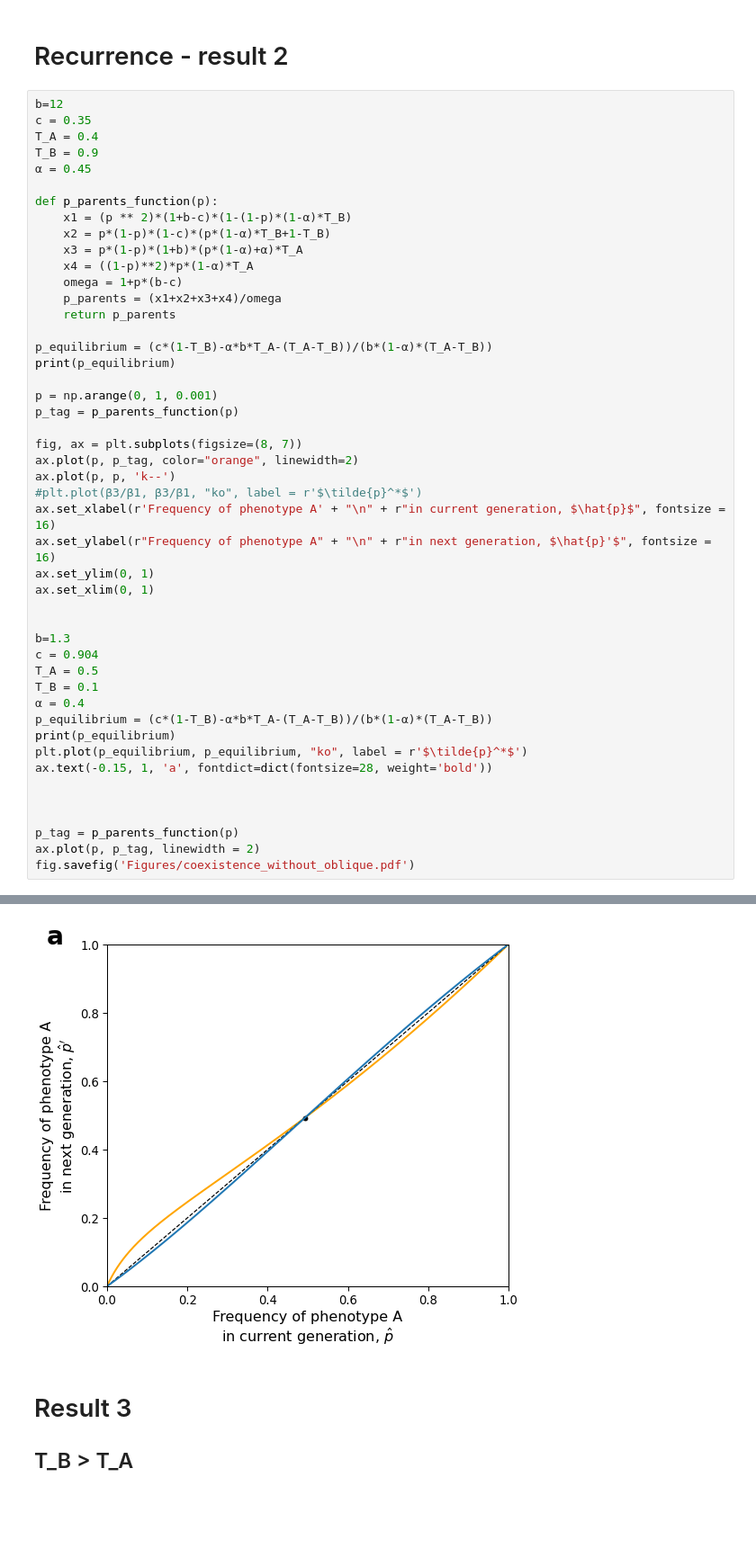
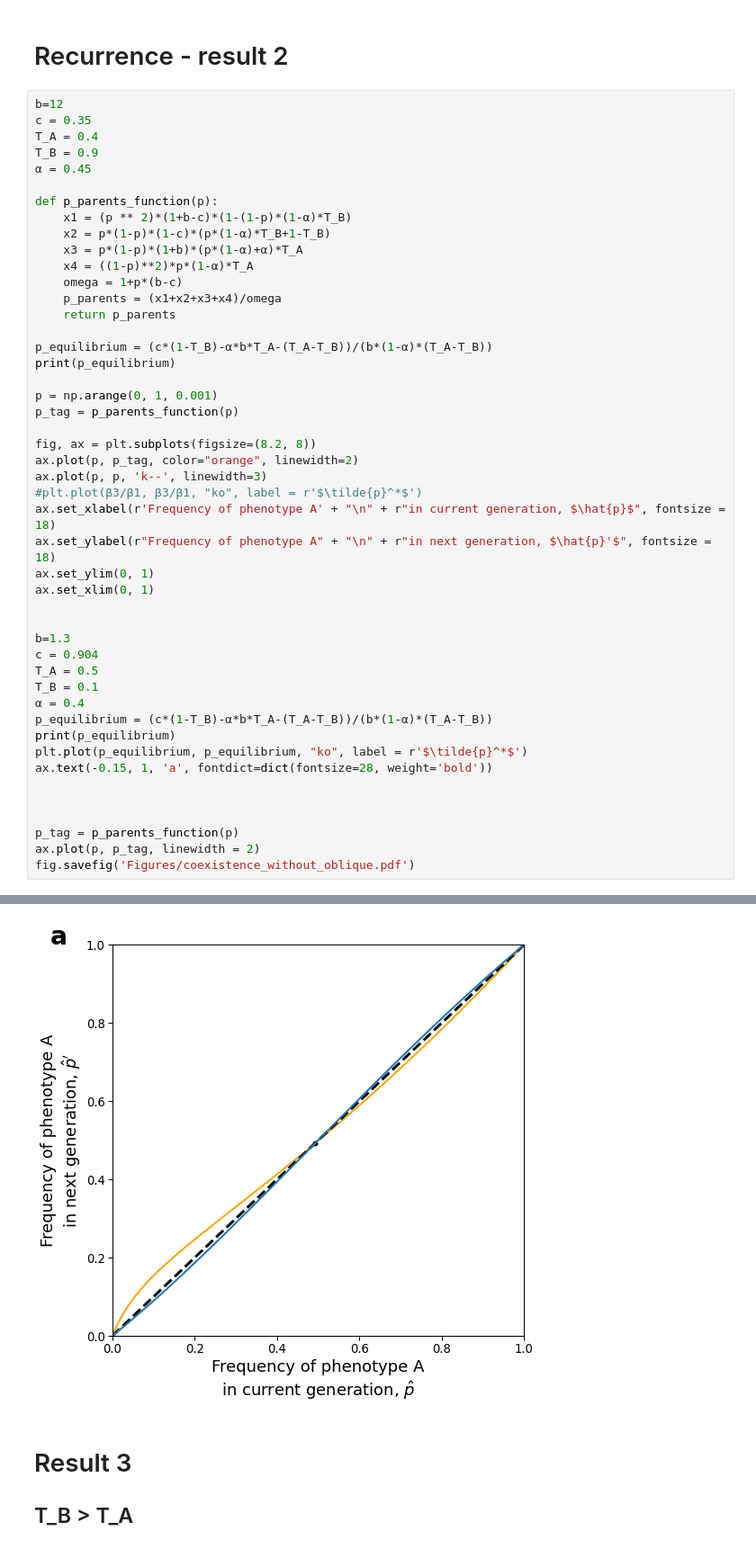
Before and after one commit to yoavram-lab/CulturalCooperation, a Jupyter notebook: ms/figures.ipynb, the cells around one changed output, grey strips where cells are left out. Shown at 90% size. Drawn from its saved outputs; the diff is of its cells as text; blank space fills up the shorter version.

Commit message:
Fix more graphs

```diff
--- a/ms/figures.ipynb
+++ b/ms/figures.ipynb
@@ -189,38 +189,38 @@ def p_parents_function(p):
 p_equilibrium = (c*(1-T_B)-α*b*T_A-(T_A-T_B))/(b*(1-α)*(T_A-T_B))
 print(p_equilibrium)
 
 p = np.arange(0, 1, 0.001)
 p_tag = p_parents_function(p)
 
-fig, ax = plt.subplots(figsize=(8, 7))
+fig, ax = plt.subplots(figsize=(8.2, 8))
 ax.plot(p, p_tag, color="orange", linewidth=2)
-ax.plot(p, p, 'k--')
+ax.plot(p, p, 'k--', linewidth=3)
 #plt.plot(β3/β1, β3/β1, "ko", label = r'$\tilde{p}^*$')
-ax.set_xlabel(r'Frequency of phenotype A' + "\n" + r"in current generation, $\hat{p}$", fontsize = 16)
-ax.set_ylabel(r"Frequency of phenotype A" + "\n" + r"in next generation, $\hat{p}'$", fontsize = 16)
+ax.set_xlabel(r'Frequency of phenotype A' + "\n" + r"in current generation, $\hat{p}$", fontsize = 18)
+ax.set_ylabel(r"Frequency of phenotype A" + "\n" + r"in next generation, $\hat{p}'$", fontsize = 18)
 ax.set_ylim(0, 1)
 ax.set_xlim(0, 1)
 
 
 b=1.3
 c = 0.904
 T_A = 0.5
 T_B = 0.1
 α = 0.4
 p_equilibrium = (c*(1-T_B)-α*b*T_A-(T_A-T_B))/(b*(1-α)*(T_A-T_B))
 print(p_equilibrium)
 plt.plot(p_equilibrium, p_equilibrium, "ko", label = r'$\tilde{p}^*$')
 ax.text(-0.15, 1, 'a', fontdict=dict(fontsize=28, weight='bold'))
 
 
 
 p_tag = p_parents_function(p)
 ax.plot(p, p_tag, linewidth = 2)
 fig.savefig('Figures/coexistence_without_oblique.pdf')
 # %% [output]
 0.4924242424242424
 0.4923076923076921
-[figure, old version]
+[figure, new version]
 # %% [markdown]
 # Result 3
 ## T_B > T_A
```
Also changed, not shown: parts of 11 cells of this notebook, 21 other files.
